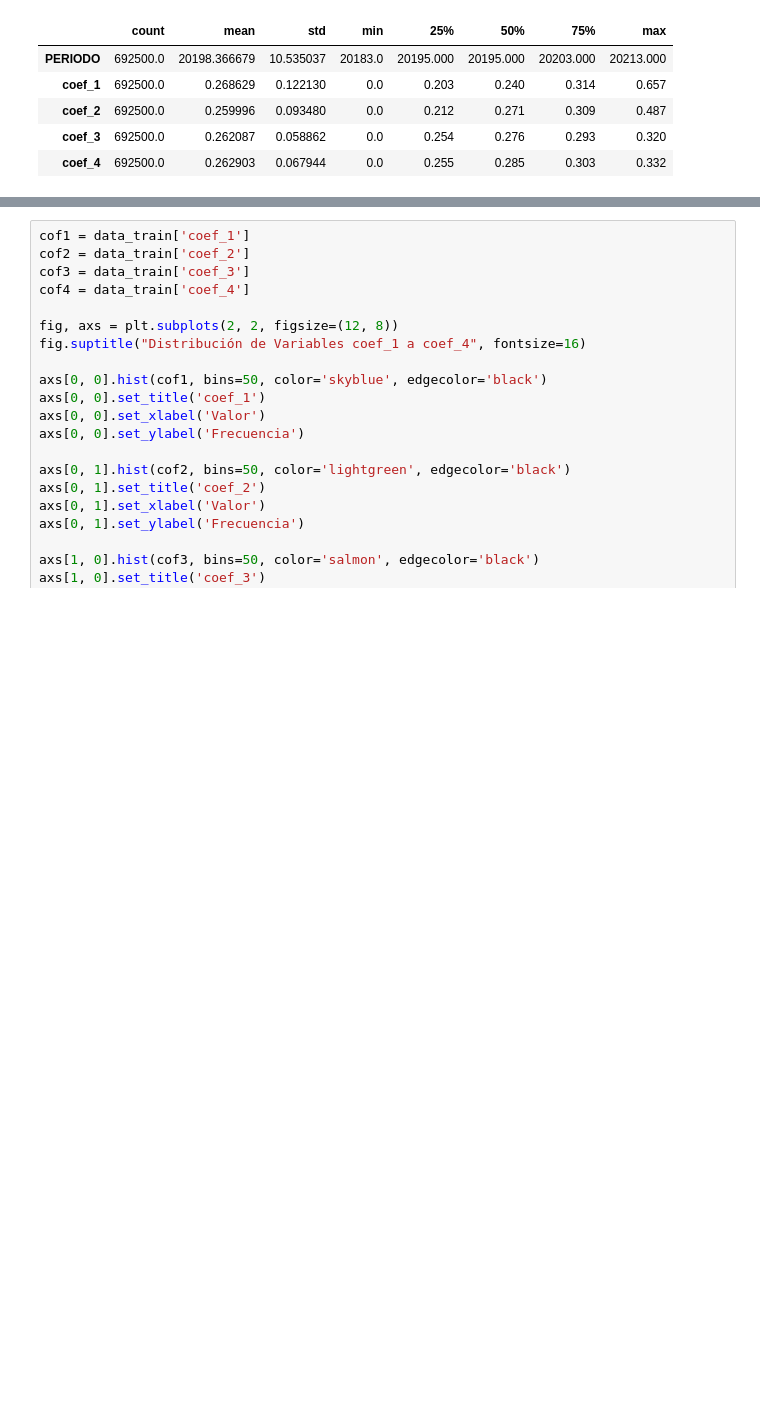
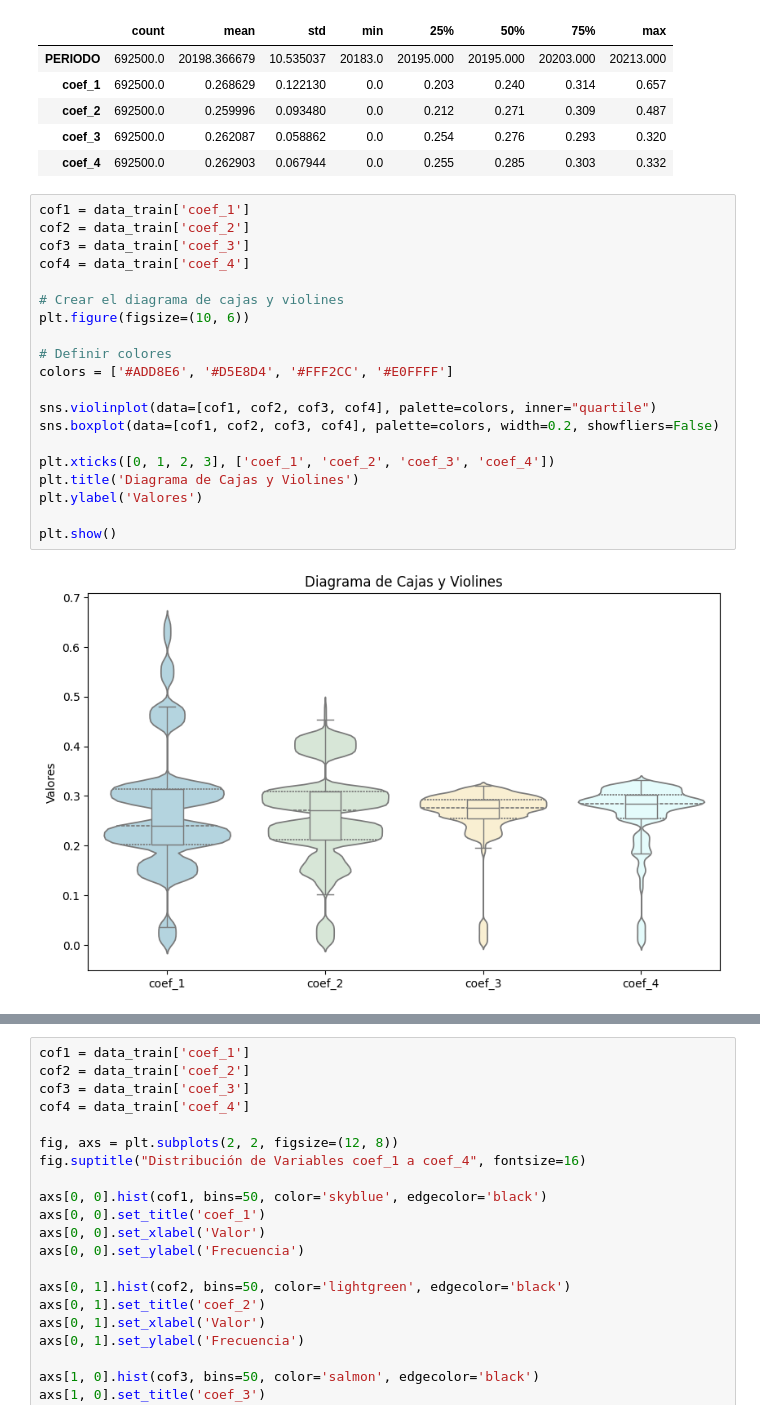
Before and after one commit to KevinGJ23/Inteligencia_Artificial, a Jupyter notebook: Proyecto/01_exploración.ipynb, the cells around one changed output, grey strips where cells are left out. Drawn from its saved outputs; the diff is of its cells as text; blank space fills up the shorter version.

```diff
--- a/Proyecto/01_exploración.ipynb
+++ b/Proyecto/01_exploración.ipynb
@@ -166,4 +174,26 @@ data_train._get_numeric_data().describe().T
 | coef_2 | 692500.0 | 0.259996 | 0.093480 | 0.0 | 0.212 | 0.271 | 0.309 | 0.487 |
 | coef_3 | 692500.0 | 0.262087 | 0.058862 | 0.0 | 0.254 | 0.276 | 0.293 | 0.320 |
 | coef_4 | 692500.0 | 0.262903 | 0.067944 | 0.0 | 0.255 | 0.285 | 0.303 | 0.332 |
+# %%
+cof1 = data_train['coef_1']
+cof2 = data_train['coef_2']
+cof3 = data_train['coef_3']
+cof4 = data_train['coef_4']
+
+# Crear el diagrama de cajas y violines
+plt.figure(figsize=(10, 6))
+
+# Definir colores
+colors = ['#ADD8E6', '#D5E8D4', '#FFF2CC', '#E0FFFF']
+
+sns.violinplot(data=[cof1, cof2, cof3, cof4], palette=colors, inner="quartile")
+sns.boxplot(data=[cof1, cof2, cof3, cof4], palette=colors, width=0.2, showfliers=False)
+
+plt.xticks([0, 1, 2, 3], ['coef_1', 'coef_2', 'coef_3', 'coef_4'])
+plt.title('Diagrama de Cajas y Violines')
+plt.ylabel('Valores')
+
+plt.show()
+# %% [output]
+[figure, added]
 # %% [markdown]
```
Also changed, not shown: parts of 19 cells of this notebook.
